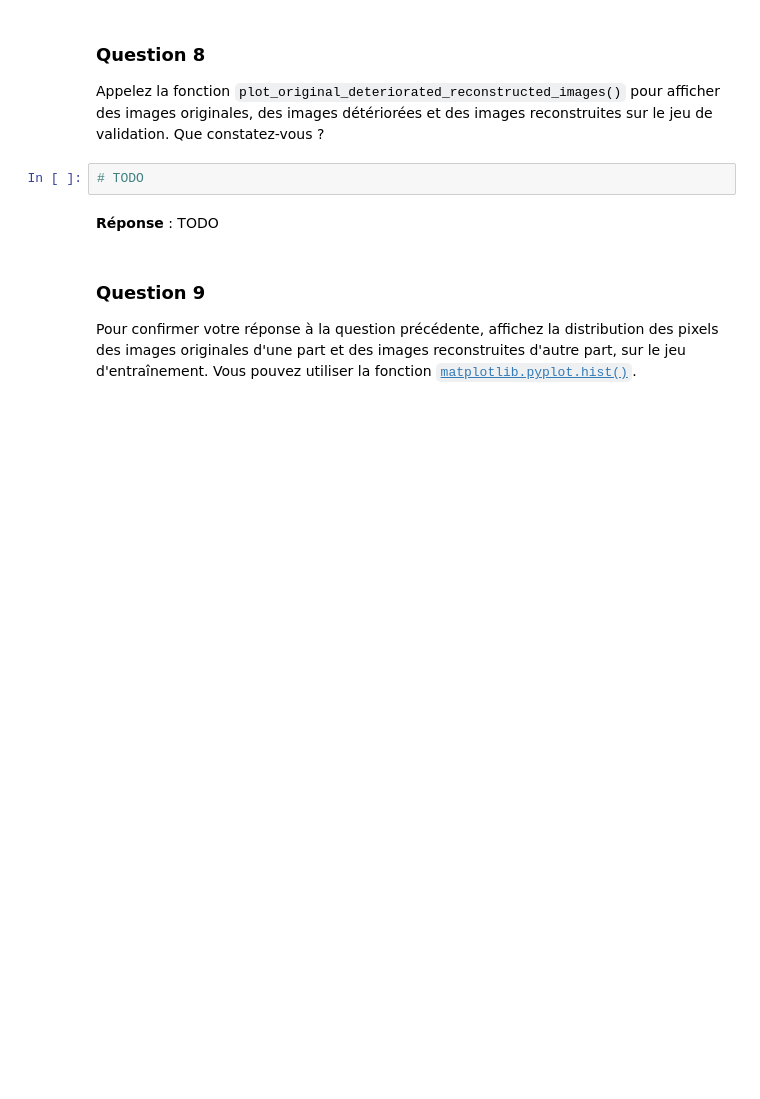
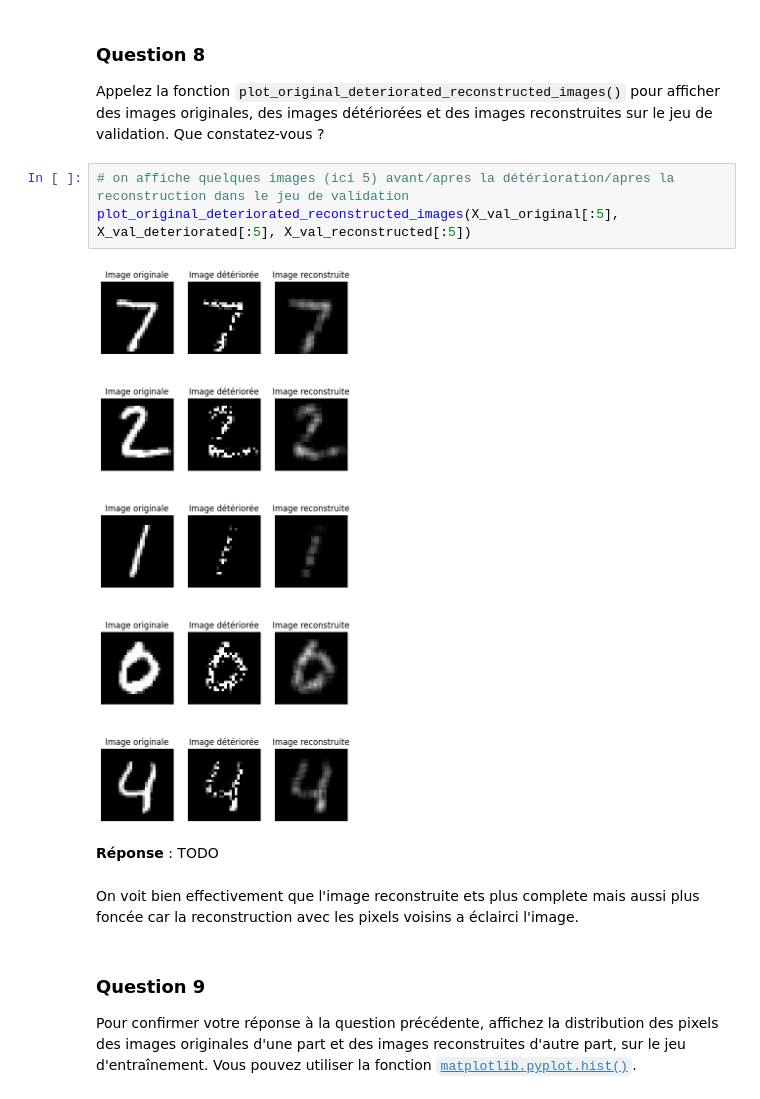
Before and after one commit to id2848/ENSAI-2A-complement-info-TP, a Jupyter notebook: notebooks/TP_4_1_énoncé.ipynb, the cells around one changed output. Drawn from its saved outputs; the diff is of its cells as text; blank space fills up the shorter version.

```diff
--- a/notebooks/TP_4_1_énoncé.ipynb
+++ b/notebooks/TP_4_1_énoncé.ipynb
@@ -346,9 +356,14 @@ def plot_original_deteriorated_reconstructed_images(
 
 Appelez la fonction `plot_original_deteriorated_reconstructed_images()` pour afficher des images originales, des images détériorées et des images reconstruites sur le jeu de validation. Que constatez-vous ?
 # %%
-# TODO
+# on affiche quelques images (ici 5) avant/apres la détérioration/apres la reconstruction dans le jeu de validation
+plot_original_deteriorated_reconstructed_images(X_val_original[:5], X_val_deteriorated[:5], X_val_reconstructed[:5])
+# %% [output]
+[figure, added]
 # %% [markdown]
 **Réponse** : TODO
+# %% [markdown]
+On voit bien effectivement que l'image reconstruite ets plus complete mais aussi plus foncée car la reconstruction avec les pixels voisins a éclairci l'image.
 # %% [markdown]
 ### Question 9
 
```
Also changed, not shown: parts of 22 cells of this notebook.
